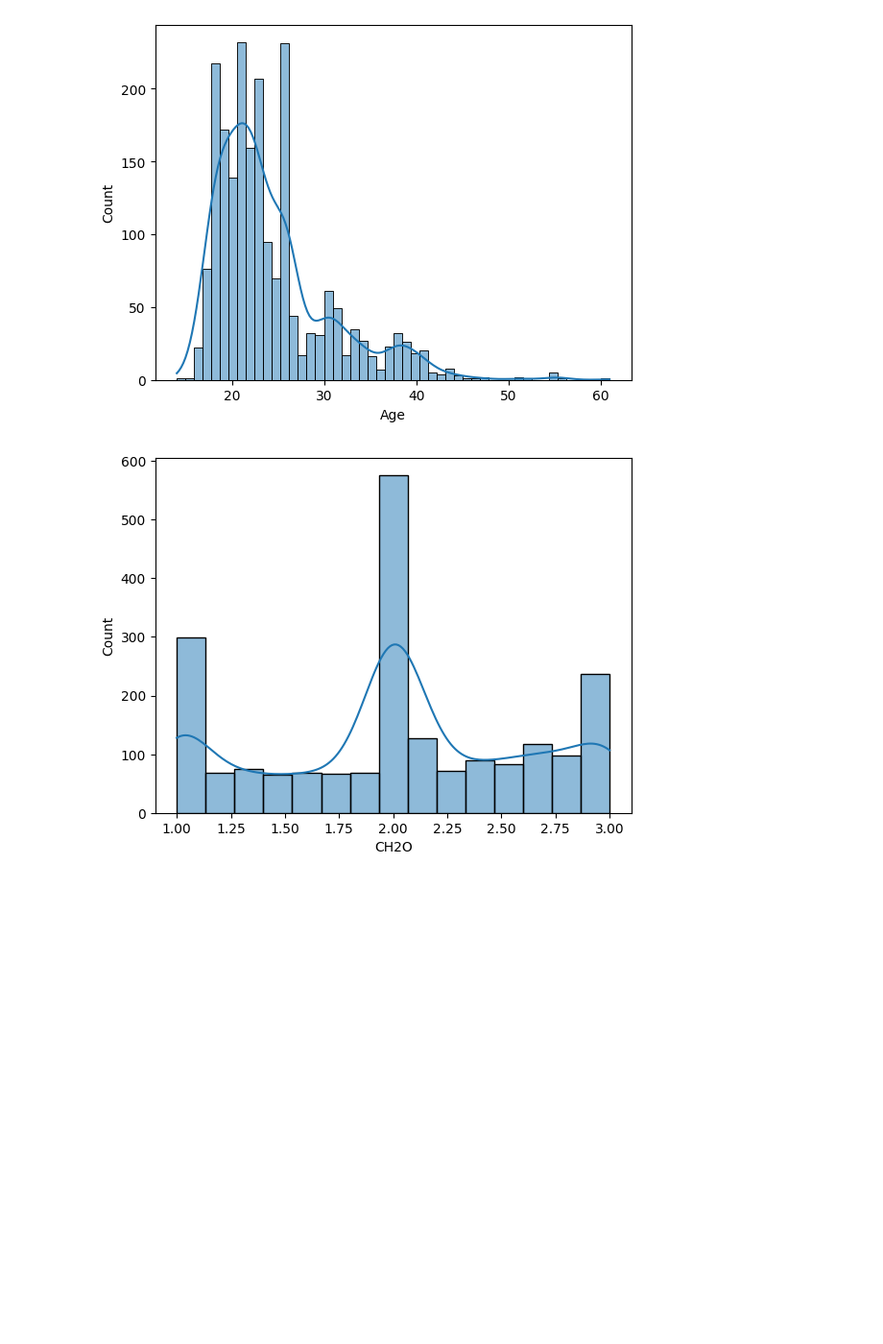
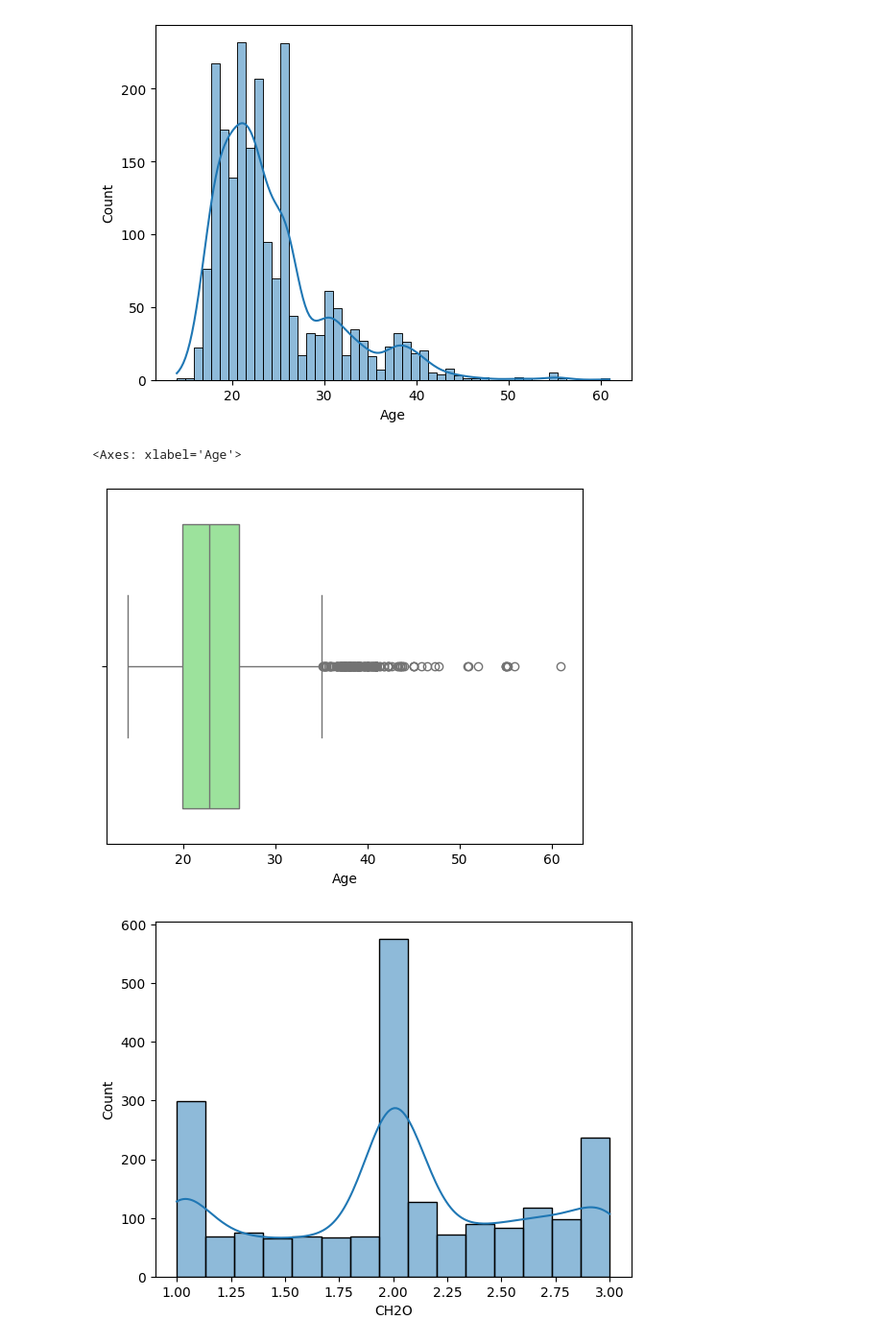
Before and after one commit to MilySierra/Estimation-of-Obesity-Levels-Model, a Jupyter notebook: estimation.ipynb, the cells around one changed output. Shown at 96% size. Cells and saved outputs as stored; diff of their text form; code cells hidden in the pictures; blank space fills up the shorter version.

```diff
--- a/estimation.ipynb
+++ b/estimation.ipynb
@@ -75,6 +85,11 @@ sns.histplot(df["Age"], kde=True)
 plt.show()
 # %% [output]
 [figure]
+# %%
+sns.boxplot(x=df.Age, color="lightgreen")
+# %% [output]
+<Axes: xlabel='Age'>
+[figure, added]
 # %%
 sns.histplot(df["CH2O"], kde=True)
 plt.show()
```
Also changed, not shown: parts of 19 cells of this notebook.
